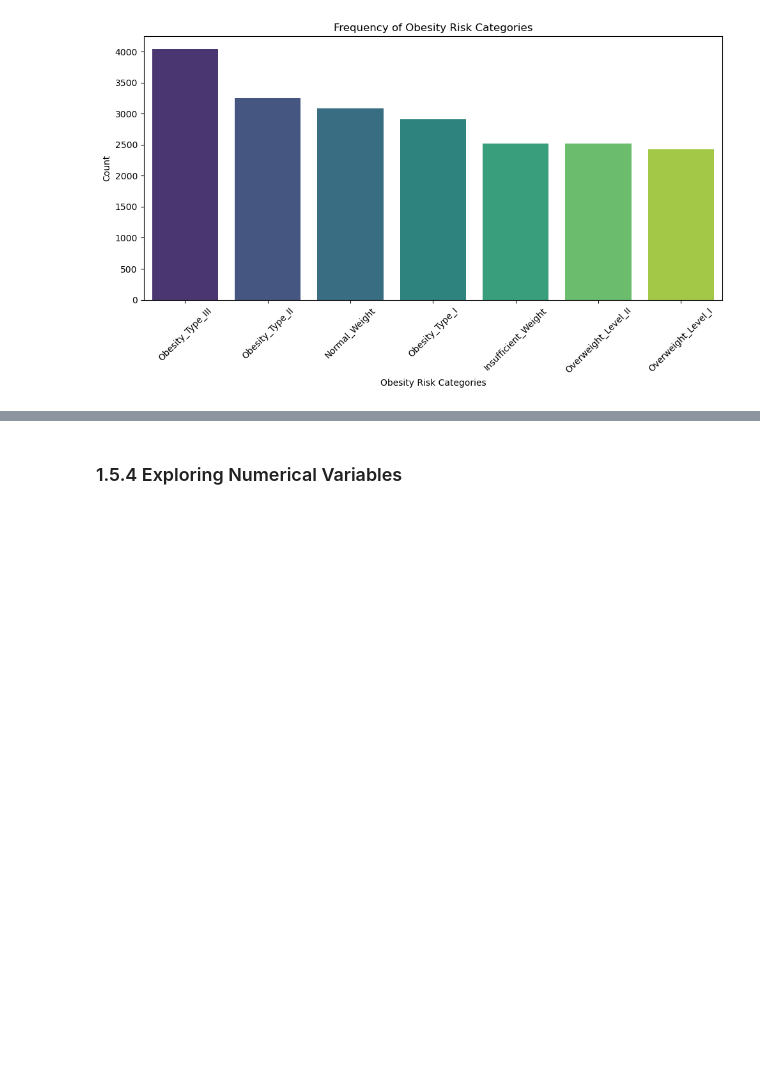
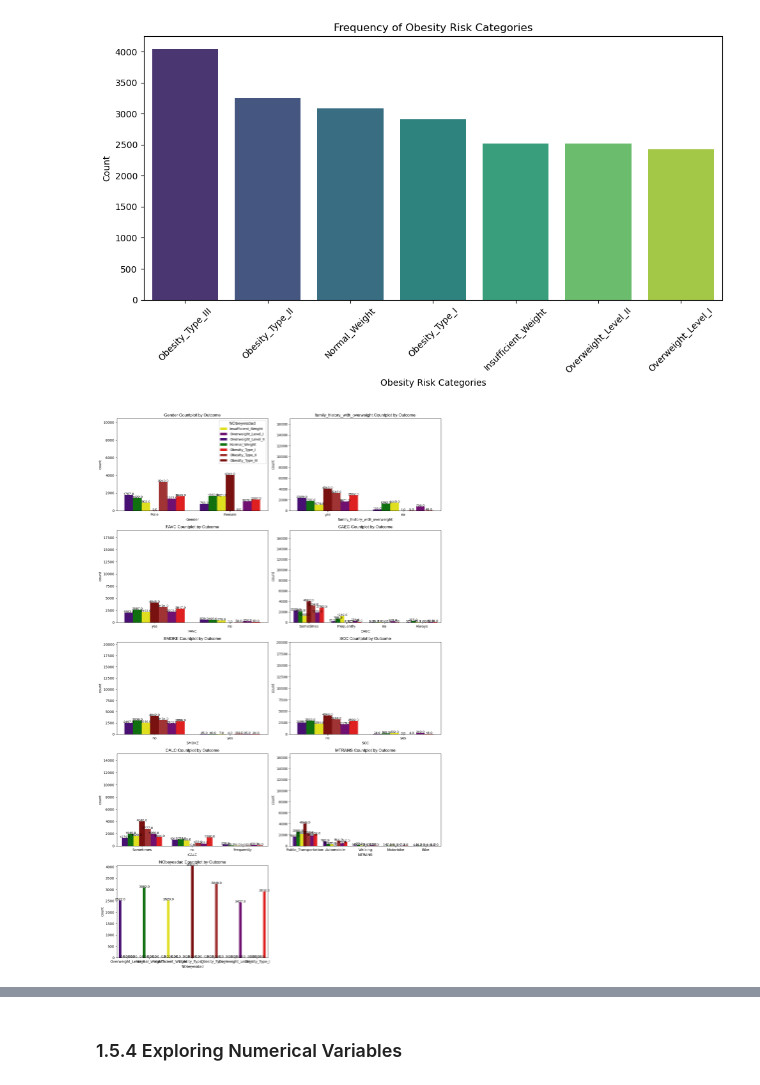
Before and after one commit to mm2648/CapstoneTwo, a Jupyter notebook: CapstoneTwo_ObesityRiskPrediction.ipynb, the cells around one changed output, grey strips where cells are left out. Cells and saved outputs as stored; diff of their text form; code cells hidden in the pictures; blank space fills up the shorter version.

```diff
--- a/CapstoneTwo_ObesityRiskPrediction.ipynb
+++ b/CapstoneTwo_ObesityRiskPrediction.ipynb
@@ -202,3 +241,57 @@ plt.tight_layout()
 plt.show()
 # %% [output]
 [figure]
+# %%
+# Define custom colors for each category
+custom_palette = {
+    'Insufficient_Weight': '#FFFF00',  # Yellow
+    'Overweight_Level_I': '#800080',   # Purple
+    'Overweight_Level_II': '#4B0082',  # Darker shade of purple
+    'Normal_Weight': '#008000',        # Green
+    'Obesity_Type_I': '#FF0000',       # Red
+    'Obesity_Type_II': '#B22222',      # Darker shade of red
+    'Obesity_Type_III': '#8B0000'      # Darkest shade of red
+}
+
+# Define the order of legend labels
+legend_order = ['Insufficient_Weight', 'Overweight_Level_I', 'Overweight_Level_II', 'Normal_Weight',
+                'Obesity_Type_I', 'Obesity_Type_II', 'Obesity_Type_III']
+
+# Create a figure with a specific size
+plt.figure(figsize=(14, len(categorical_columns)*2.5))
+
+# Loop through each categorical column
+for idx, column in enumerate(categorical_columns):
+    # Create subplots
+    plt.subplot(len(categorical_columns)//2 + len(categorical_columns) % 2, 2, idx+1)
+
+    # Create countplot using seaborn's countplot function with custom palette
+    ax = sns.countplot(x=column, data=train_data, hue='NObeyesdad', palette=custom_palette)
+
+    # Add title to the plot with custom font
+    plt.title(f"{column} Countplot by Outcome", **custom_font)
+
+    # Set y-axis limit
+    plt.ylim(0, train_data[column].value_counts().max() + 10)
+
+    # Add text labels for each bar
+    for p in ax.patches:
+        height = p.get_height()
+        plt.text(p.get_x() + p.get_width()/2., height + 2, height, ha="center", **custom_font)
+
+    # Remove duplicate legend
+    if idx != 0:
+        ax.get_legend().remove()
+    else:
+        # Order the legend according to the specified order
+        handles, labels = ax.get_legend_handles_labels()
+        handles = [handles[labels.index(label)] for label in legend_order]
+        ax.legend(handles, legend_order, title='NObeyesdad', title_fontsize='large')
+
+# Adjust layout
+plt.tight_layout()
+
+# Show the plot
+plt.show()
+# %% [output]
+[figure, added]
```
Also changed, not shown: parts of 20 cells of this notebook.
